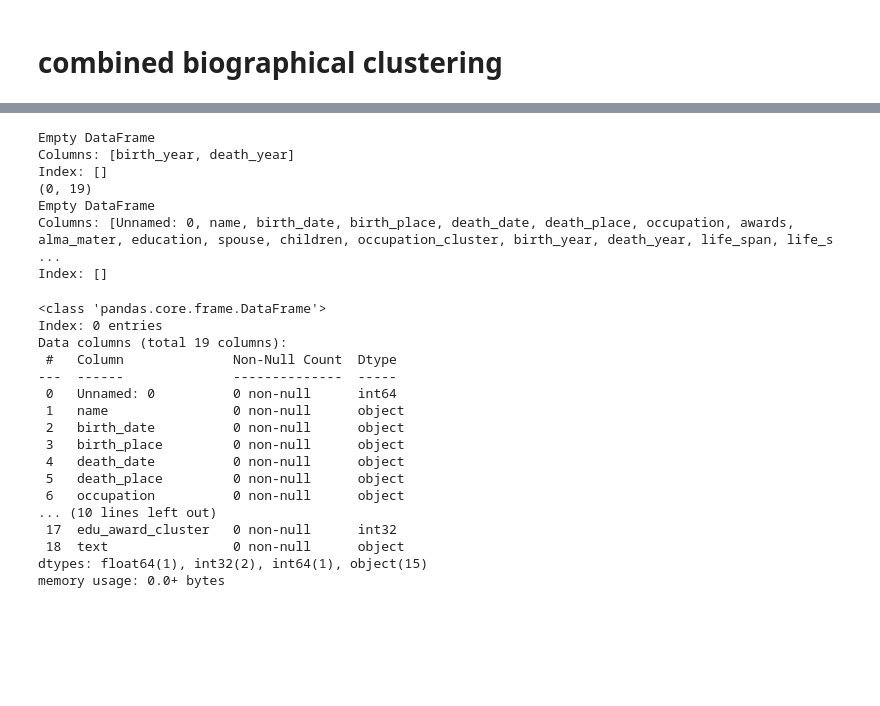
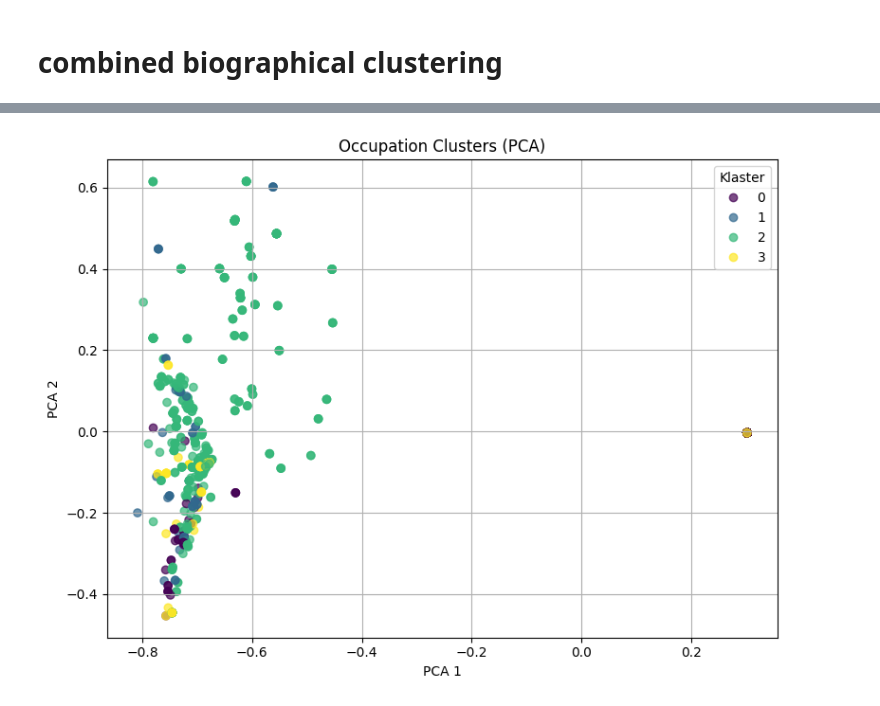
Before and after one commit to rasulbekdeveloper907/Final_Project, a Jupyter notebook: Notebooks/UNSML_project.ipynb, the cells around one changed output, grey strips where cells are left out. Saved outputs shown, nothing was run; the diff lists cells and outputs as text; code cells hidden in the pictures; blank space fills up the shorter version.

```diff
--- a/Notebooks/UNSML_project.ipynb
+++ b/Notebooks/UNSML_project.ipynb
@@ -339,4 +394,0 @@ dtype: int64
-# %%
-df = df.dropna(subset=['birth_year', 'death_year'])
-# %%
-df['life_span'] = df['death_year'] - df['birth_year']
@@ -372,14 +394,0 @@ Index: []
-# %%
-import re
-
-def extract_year(date_str):
-    match = re.search(r'\|(\d{4})\|', date_str)
-    if match:
-        return int(match.group(1))
-    else:
-        return None
-
-df['birth_year'] = df['birth_date'].apply(extract_year)
-df['death_year'] = df['death_date'].apply(extract_year)
-
-df = df.dropna(subset=['birth_year', 'death_year'])
@@ -411,52 +395,4 @@ dtype: int64
-# %%
-import re
-import pandas as pd
-
-def extract_year(s):
-    if pd.isna(s):
-        return None
-    match = re.search(r'\|(\d{4})\|', s)
-    if match:
-        return int(match.group(1))
-    else:
-        return None
-
-df['birth_year'] = df['birth_date'].apply(extract_year)
-df['death_year'] = df['death_date'].apply(extract_year)
-
-print(df[['birth_year', 'death_year']].head(10))
-
-df = df.dropna(subset=['birth_year', 'death_year'])
-
-df['life_span'] = df['death_year'] - df['birth_year']
-
-print(df.shape)
-print(df.head())
-# %% [output]
-Empty DataFrame
-Columns: [birth_year, death_year]
-Index: []
-(0, 19)
-Empty DataFrame
-Columns: [Unnamed: 0, name, birth_date, birth_place, death_date, death_place, occupation, awards, alma_mater, education, spouse, children, occupation_cluster, birth_year, death_year, life_span, life_s ...
-Index: []
-# %%
-df.info()
-# %% [output]
-<class 'pandas.core.frame.DataFrame'>
-Index: 0 entries
-Data columns (total 19 columns):
- #   Column              Non-Null Count  Dtype
----  ------              --------------  -----
- 0   Unnamed: 0          0 non-null      int64
- 1   name                0 non-null      object
- 2   birth_date          0 non-null      object
- 3   birth_place         0 non-null      object
- 4   death_date          0 non-null      object
- 5   death_place         0 non-null      object
- 6   occupation          0 non-null      object
-... (10 lines left out)
- 17  edu_award_cluster   0 non-null      int32
- 18  text                0 non-null      object
-dtypes: float64(1), int32(2), int64(1), object(15)
-memory usage: 0.0+ bytes
+# %%
+plot_clusters(X_occ.toarray(), df['bio_cluster'], title='Occupation Clusters (PCA)')
+# %% [output]
+[figure, added]
```
Also changed, not shown: parts of 22 cells of this notebook, 2 other files.
